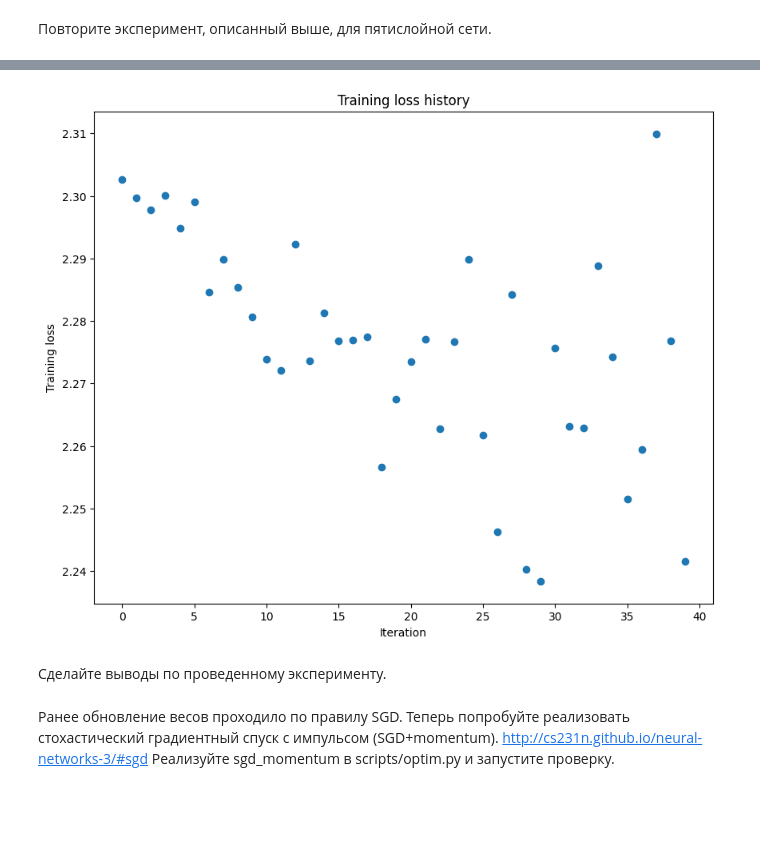
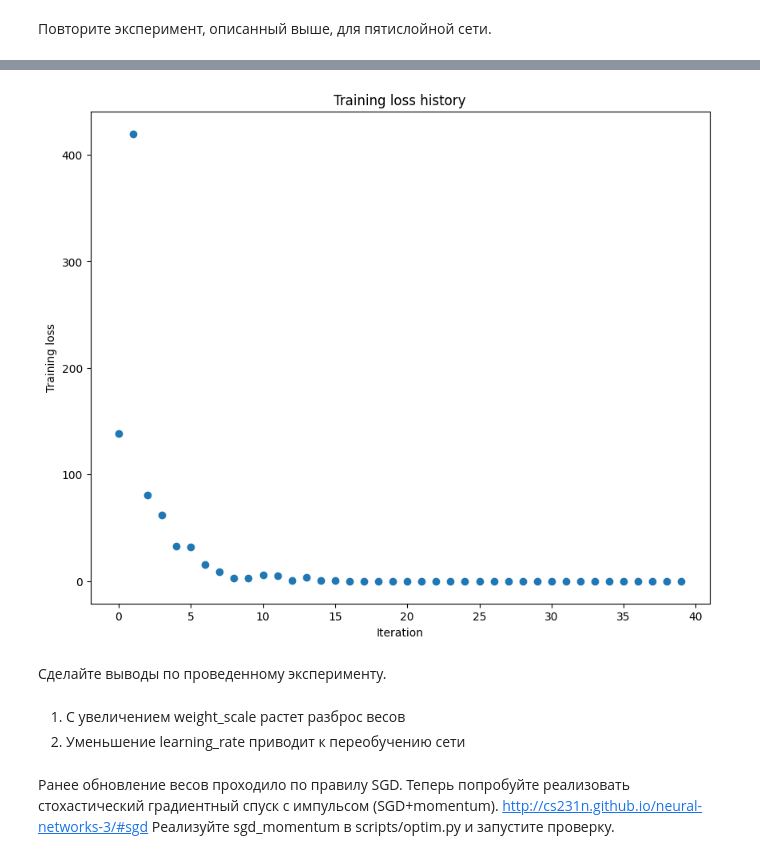
Before and after one commit to fth3population/DeepLearning, a Jupyter notebook: lab_3/6409_Zubov_Lab3.ipynb, the cells around one changed output, grey strips where cells are left out. Drawn from its saved outputs; the diff is of its cells as text; code cells hidden in the pictures; blank space fills up the shorter version.

```diff
--- a/lab_3/6409_Zubov_Lab3.ipynb
+++ b/lab_3/6409_Zubov_Lab3.ipynb
@@ -433,8 +430,8 @@ small_data = {
   'y_val': data['y_val'],
 }
 
-learning_rate = 1e-1  # Experiment with this!
-weight_scale = 1e-3   # Experiment with this!
+learning_rate = 2e-3  # Experiment with this!
+weight_scale = 1e-1  # Experiment with this!
 model = FullyConnectedNet([100, 100, 100, 100],
                 weight_scale=weight_scale, dtype=np.float64)
 solver = Solver(model, small_data,
@@ -472,6 +469,9 @@ plt.show()
-[figure, old version]
+[figure, new version]
 # %% [markdown]
 Сделайте выводы по проведенному эксперименту.
+# %% [markdown]
+1. С увеличением weight_scale растет разброс весов
+2. Уменьшение learning_rate приводит к переобучению сети
 # %% [markdown]
 Ранее обновление весов проходило по правилу SGD. Теперь попробуйте реализовать стохастический градиентный спуск с импульсом (SGD+momentum). http://cs231n.github.io/neural-networks-3/#sgd Реализуйте sgd_momentum в scripts/optim.py  и запустите проверку.
 # %%
```
Also changed, not shown: parts of 6 cells of this notebook.
